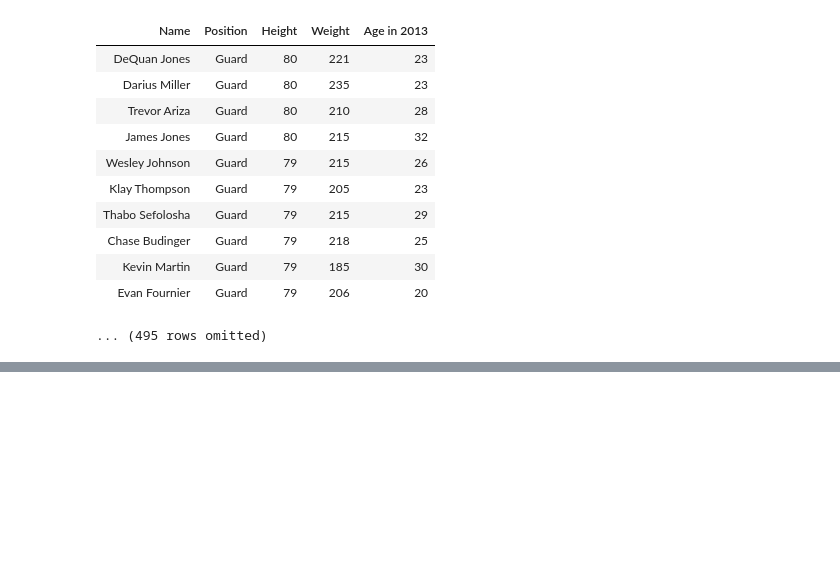
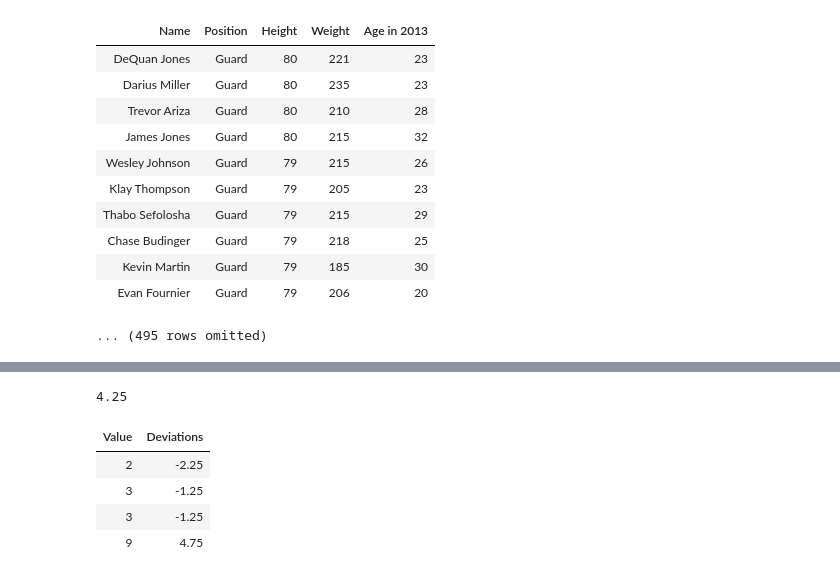
Before and after one commit to ciretorres/python, a Jupyter notebook: data8.3x/week1/sec01_center_spread.ipynb, the cells around one changed output, grey strips where cells are left out. Drawn from its saved outputs; the diff is of its cells as text; code cells hidden in the pictures; blank space fills up the shorter version.

```diff
--- a/data8.3x/week1/sec01_center_spread.ipynb
+++ b/data8.3x/week1/sec01_center_spread.ipynb
@@ -89,0 +106,15 @@ SyntaxError: invalid syntax (266886003.py, line 1)
+# %%
+average = np.average(values)
+average
+# %% [output]
+4.25
+# %%
+deviations = values - average
+sd_table = sd_table.with_column('Deviations', deviations)
+sd_table
+# %% [output]
+| Value | Deviations |
+| 2 | -2.25 |
+| 3 | -1.25 |
+| 3 | -1.25 |
+| 9 | 4.75 |
```
Also changed, not shown: parts of 9 cells of this notebook.
